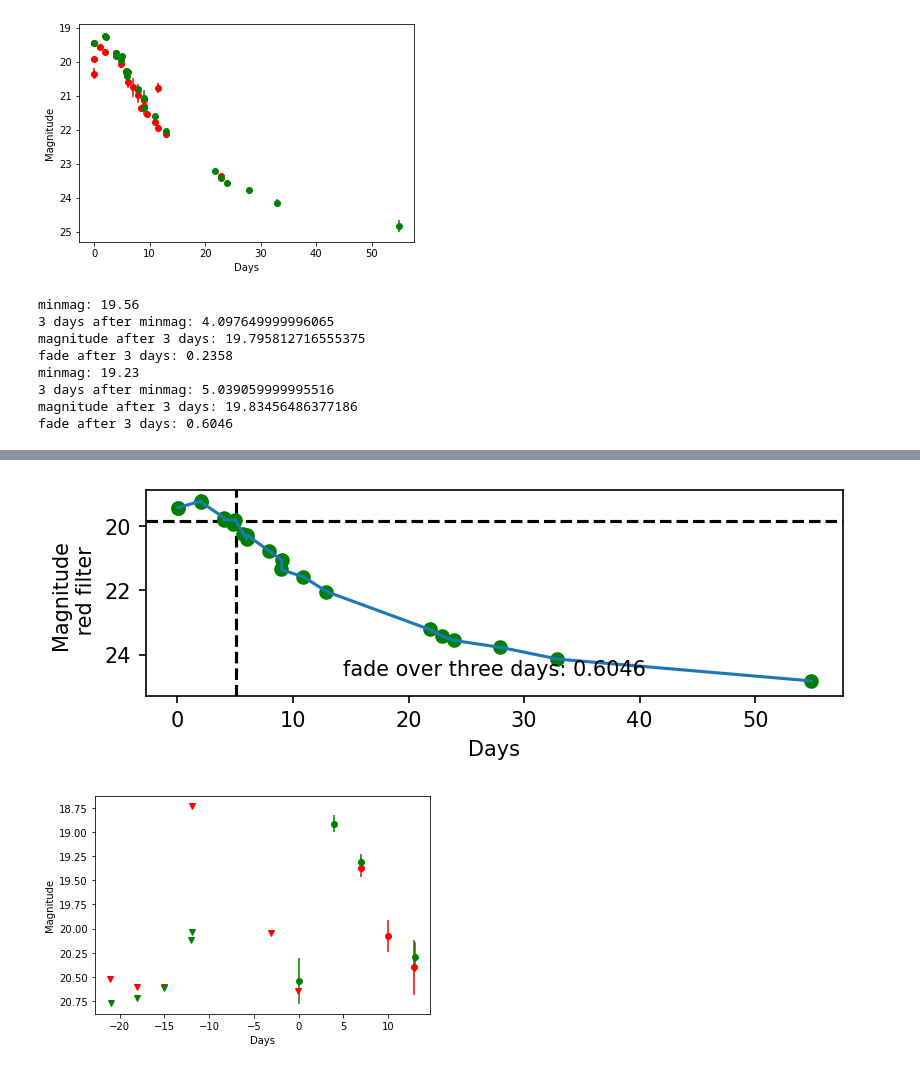
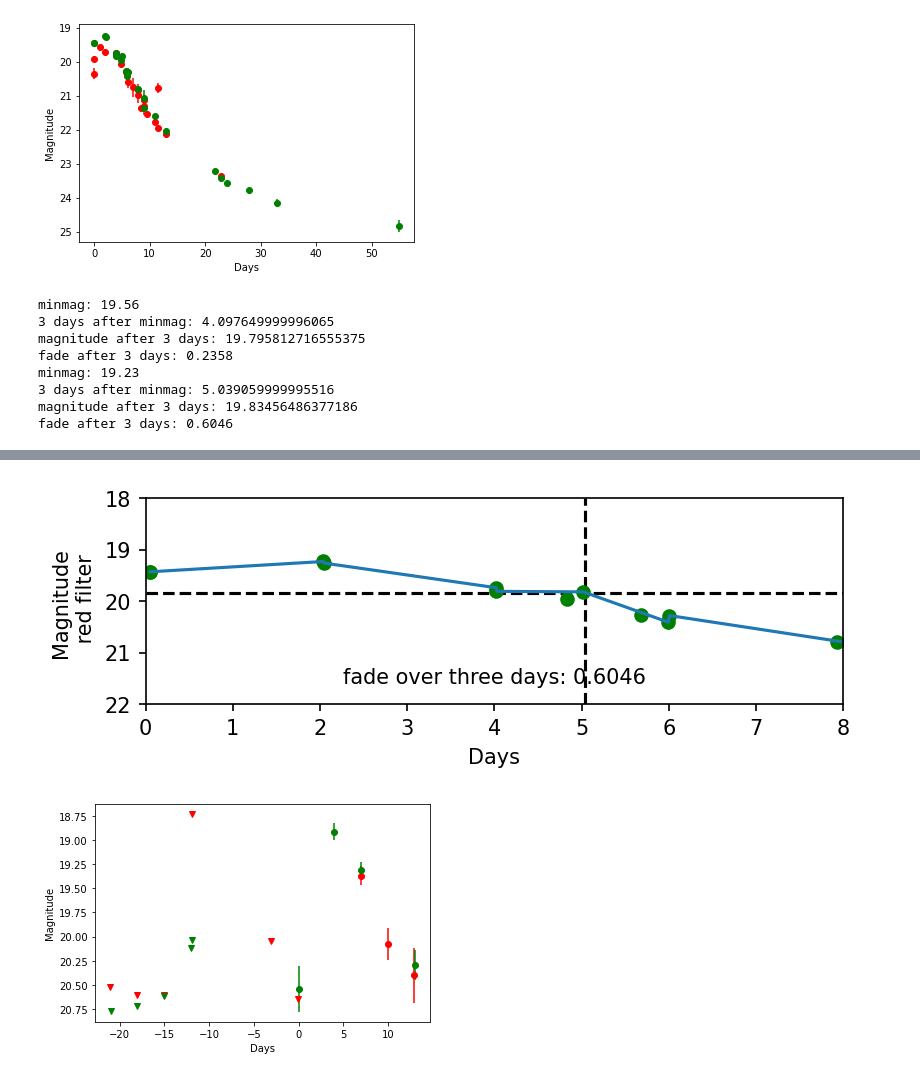
Before and after one commit to magerhart/Summer-Research, a Jupyter notebook: Fade 3 days after peak plots.ipynb, the cells around one changed output, grey strips where cells are left out. Drawn from its saved outputs; the diff is of its cells as text; code cells hidden in the pictures.

```diff
--- a/Fade 3 days after peak plots.ipynb
+++ b/Fade 3 days after peak plots.ipynb
@@ -4049,6 +4079,7 @@ ax2.text(0.5, 0.1, textstr, ha='center', transform=ax2.transAxes)
 #formatting axes
 ax1.get_shared_x_axes().join(ax1,ax2)
 ax1.get_shared_y_axes().join(ax1,ax2)
+plt.axis([0, 8, 22, 18])
 plt.show()
 # %% [output]
 minmag: 19.56
@@ -4063,4 +4094,4 @@ fade after 3 days: 0.6046
-[figure, old version]
+[figure, new version]
 # %%
 ET_4 = pd.read_csv("C:\\Users\\marya\\Downloads\\ZTF20abfhyil_20220606\\detections_ZTF20abfhyil.csv")
 ND_4 = pd.read_csv("C:\\Users\\marya\\Downloads\\ZTF20abfhyil_20220606\\non_detections_ZTF20abfhyil.csv")
```
Also changed, not shown: parts of 24 cells of this notebook.
